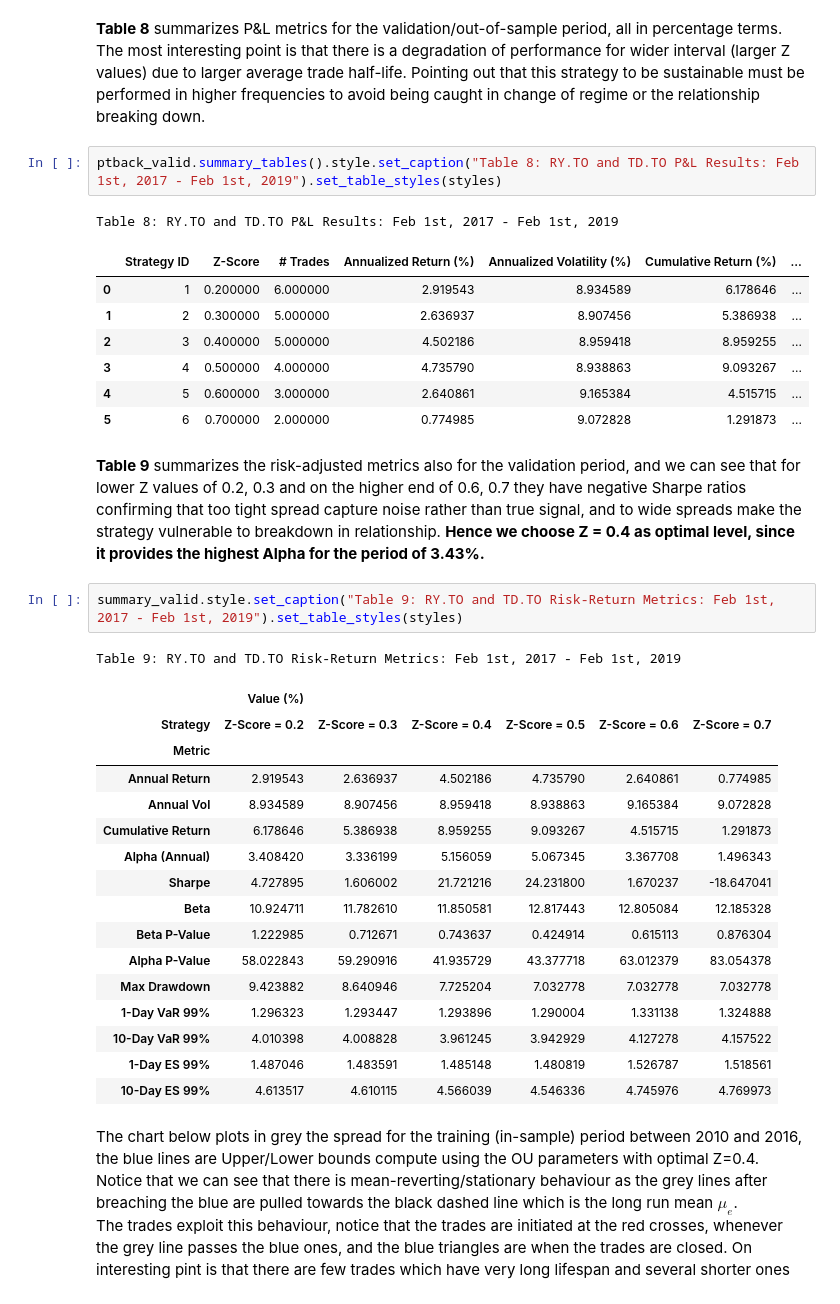
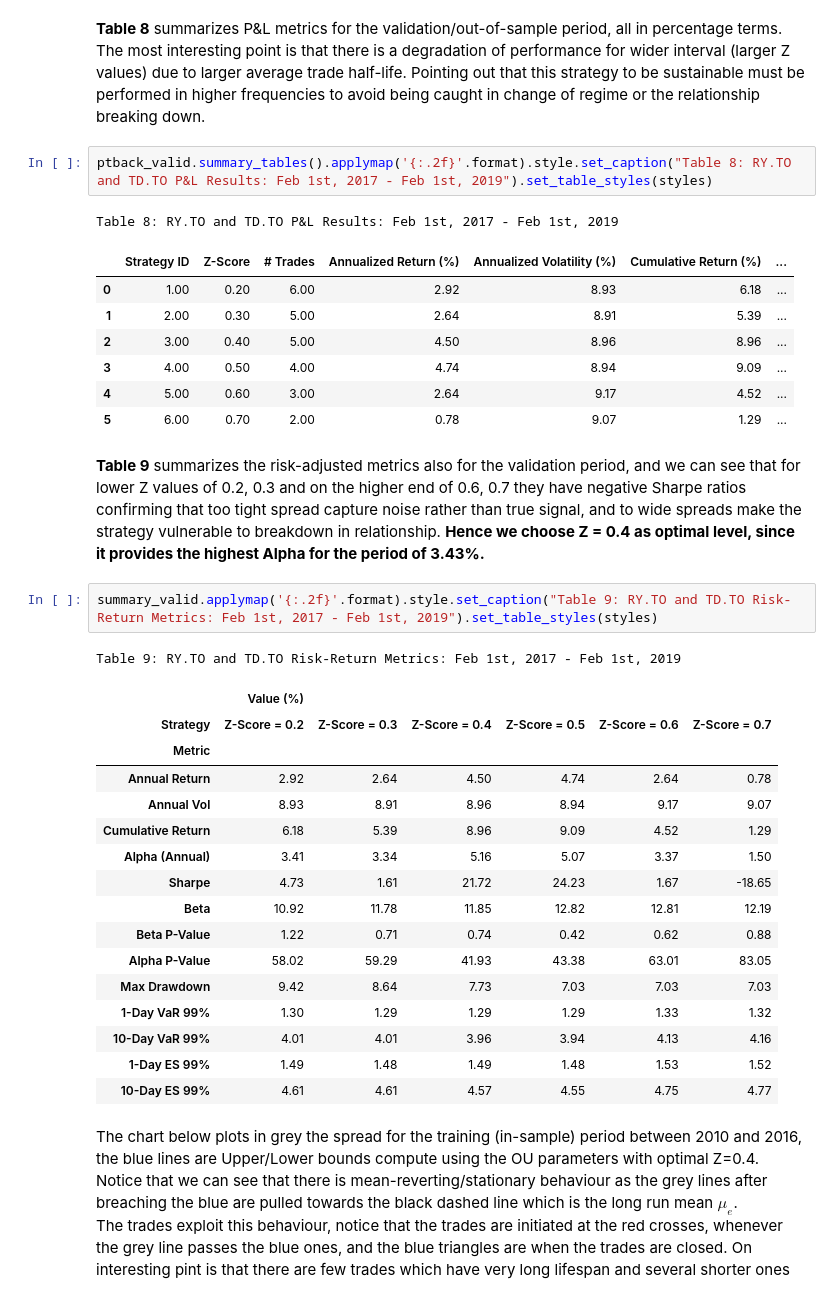
Before and after one commit to alexyspereira/Pairs_Trading, a Jupyter notebook: CQF_PairsTrading.ipynb, the cells around one changed output. Saved outputs shown, nothing was run; the diff lists cells and outputs as text.

```diff
--- a/CQF_PairsTrading.ipynb
+++ b/CQF_PairsTrading.ipynb
@@ -413,38 +413,38 @@ Table 7: RY.TO and TD.TO Risk-Return Metrics: Jan 1st, 2010 - Dec 31st, 2016
 # %% [markdown]
 **Table 8** summarizes P&L metrics for the validation/out-of-sample period, all in percentage terms. The most interesting point is that there is a degradation of performance for wider interval (larger Z values) due to larger average trade half-life. Pointing out that this strategy to be sustainable must be performed in higher frequencies to avoid being caught in change of regime or the relationship breaking down.
 # %%
-ptback_valid.summary_tables().style.set_caption("Table 8: RY.TO and TD.TO P&L Results: Feb 1st, 2017 - Feb 1st, 2019").set_table_styles(styles)
+ptback_valid.summary_tables().applymap('{:.2f}'.format).style.set_caption("Table 8: RY.TO and TD.TO P&L Results: Feb 1st, 2017 - Feb 1st, 2019").set_table_styles(styles)
 # %% [output]
 Table 8: RY.TO and TD.TO P&L Results: Feb 1st, 2017 - Feb 1st, 2019
 |  | Strategy ID | Z-Score | # Trades | Annualized Return (%) | Annualized Volatility (%) | Cumulative Return (%) | ... |
-| 0 | 1 | 0.200000 | 6.000000 | 2.919543 | 8.934589 | 6.178646 | ... |
-| 1 | 2 | 0.300000 | 5.000000 | 2.636937 | 8.907456 | 5.386938 | ... |
-| 2 | 3 | 0.400000 | 5.000000 | 4.502186 | 8.959418 | 8.959255 | ... |
-| 3 | 4 | 0.500000 | 4.000000 | 4.735790 | 8.938863 | 9.093267 | ... |
-| 4 | 5 | 0.600000 | 3.000000 | 2.640861 | 9.165384 | 4.515715 | ... |
-| 5 | 6 | 0.700000 | 2.000000 | 0.774985 | 9.072828 | 1.291873 | ... |
+| 0 | 1.00 | 0.20 | 6.00 | 2.92 | 8.93 | 6.18 | ... |
+| 1 | 2.00 | 0.30 | 5.00 | 2.64 | 8.91 | 5.39 | ... |
+| 2 | 3.00 | 0.40 | 5.00 | 4.50 | 8.96 | 8.96 | ... |
+| 3 | 4.00 | 0.50 | 4.00 | 4.74 | 8.94 | 9.09 | ... |
+| 4 | 5.00 | 0.60 | 3.00 | 2.64 | 9.17 | 4.52 | ... |
+| 5 | 6.00 | 0.70 | 2.00 | 0.78 | 9.07 | 1.29 | ... |
 # %% [markdown]
 **Table 9** summarizes the risk-adjusted metrics also for the validation period, and we can see that for lower Z values of 0.2, 0.3 and on the higher end of 0.6, 0.7 they have negative Sharpe ratios confirming that too tight spread capture noise rather than true signal, and to wide spreads make the strategy vulnerable to breakdown in relationship. **Hence we choose Z = 0.4 as optimal level, since it provides the highest Alpha for the period of 3.43%.**
 # %%
-summary_valid.style.set_caption("Table 9: RY.TO and TD.TO Risk-Return Metrics: Feb 1st, 2017 - Feb 1st, 2019").set_table_styles(styles)
+summary_valid.applymap('{:.2f}'.format).style.set_caption("Table 9: RY.TO and TD.TO Risk-Return Metrics: Feb 1st, 2017 - Feb 1st, 2019").set_table_styles(styles)
 # %% [output]
 Table 9: RY.TO and TD.TO Risk-Return Metrics: Feb 1st, 2017 - Feb 1st, 2019
 |  | Value (%) |  |  |  |  |  |
 | Strategy | Z-Score = 0.2 | Z-Score = 0.3 | Z-Score = 0.4 | Z-Score = 0.5 | Z-Score = 0.6 | Z-Score = 0.7 |
 | Metric |  |  |  |  |  |  |
-| Annual Return | 2.919543 | 2.636937 | 4.502186 | 4.735790 | 2.640861 | 0.774985 |
-| Annual Vol | 8.934589 | 8.907456 | 8.959418 | 8.938863 | 9.165384 | 9.072828 |
-| Cumulative Return | 6.178646 | 5.386938 | 8.959255 | 9.093267 | 4.515715 | 1.291873 |
-| Alpha (Annual) | 3.408420 | 3.336199 | 5.156059 | 5.067345 | 3.367708 | 1.496343 |
-| Sharpe | 4.727895 | 1.606002 | 21.721216 | 24.231800 | 1.670237 | -18.647041 |
-| Beta | 10.924711 | 11.782610 | 11.850581 | 12.817443 | 12.805084 | 12.185328 |
-| Beta P-Value | 1.222985 | 0.712671 | 0.743637 | 0.424914 | 0.615113 | 0.876304 |
-| Alpha P-Value | 58.022843 | 59.290916 | 41.935729 | 43.377718 | 63.012379 | 83.054378 |
-| Max Drawdown | 9.423882 | 8.640946 | 7.725204 | 7.032778 | 7.032778 | 7.032778 |
-| 1-Day VaR 99% | 1.296323 | 1.293447 | 1.293896 | 1.290004 | 1.331138 | 1.324888 |
-| 10-Day VaR 99% | 4.010398 | 4.008828 | 3.961245 | 3.942929 | 4.127278 | 4.157522 |
-| 1-Day ES 99% | 1.487046 | 1.483591 | 1.485148 | 1.480819 | 1.526787 | 1.518561 |
-| 10-Day ES 99% | 4.613517 | 4.610115 | 4.566039 | 4.546336 | 4.745976 | 4.769973 |
+| Annual Return | 2.92 | 2.64 | 4.50 | 4.74 | 2.64 | 0.78 |
+| Annual Vol | 8.93 | 8.91 | 8.96 | 8.94 | 9.17 | 9.07 |
+| Cumulative Return | 6.18 | 5.39 | 8.96 | 9.09 | 4.52 | 1.29 |
+| Alpha (Annual) | 3.41 | 3.34 | 5.16 | 5.07 | 3.37 | 1.50 |
+| Sharpe | 4.73 | 1.61 | 21.72 | 24.23 | 1.67 | -18.65 |
+| Beta | 10.92 | 11.78 | 11.85 | 12.82 | 12.81 | 12.19 |
+| Beta P-Value | 1.22 | 0.71 | 0.74 | 0.42 | 0.62 | 0.88 |
+| Alpha P-Value | 58.02 | 59.29 | 41.93 | 43.38 | 63.01 | 83.05 |
+| Max Drawdown | 9.42 | 8.64 | 7.73 | 7.03 | 7.03 | 7.03 |
+| 1-Day VaR 99% | 1.30 | 1.29 | 1.29 | 1.29 | 1.33 | 1.32 |
+| 10-Day VaR 99% | 4.01 | 4.01 | 3.96 | 3.94 | 4.13 | 4.16 |
+| 1-Day ES 99% | 1.49 | 1.48 | 1.49 | 1.48 | 1.53 | 1.52 |
+| 10-Day ES 99% | 4.61 | 4.61 | 4.57 | 4.55 | 4.75 | 4.77 |
 # %% [markdown]
 The chart below plots in grey the spread for the training (in-sample) period between 2010 and 2016, the blue lines are Upper/Lower bounds compute using the OU parameters with optimal Z=0.4. Notice that we can see that there is mean-reverting/stationary behaviour as the grey lines after breaching the blue are pulled towards the black dashed line which is the long run mean $\mu_e$. <br>
 The trades exploit this behaviour, notice that the trades are initiated at the red crosses, whenever the grey line passes the blue ones, and the blue triangles are when the trades are closed. On interesting pint is that there are few trades which have very long lifespan and several shorter ones
```
Also changed, not shown: parts of 46 cells of this notebook.
